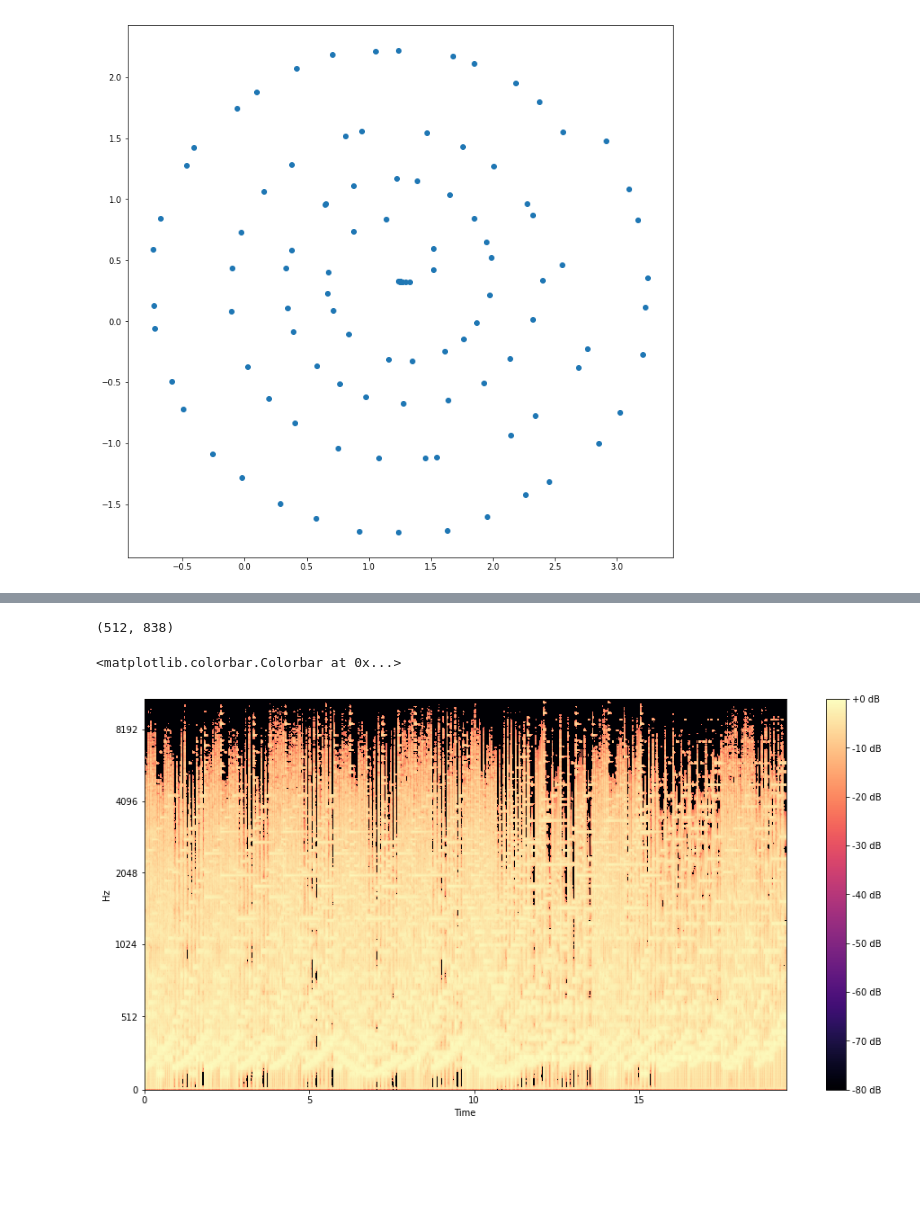
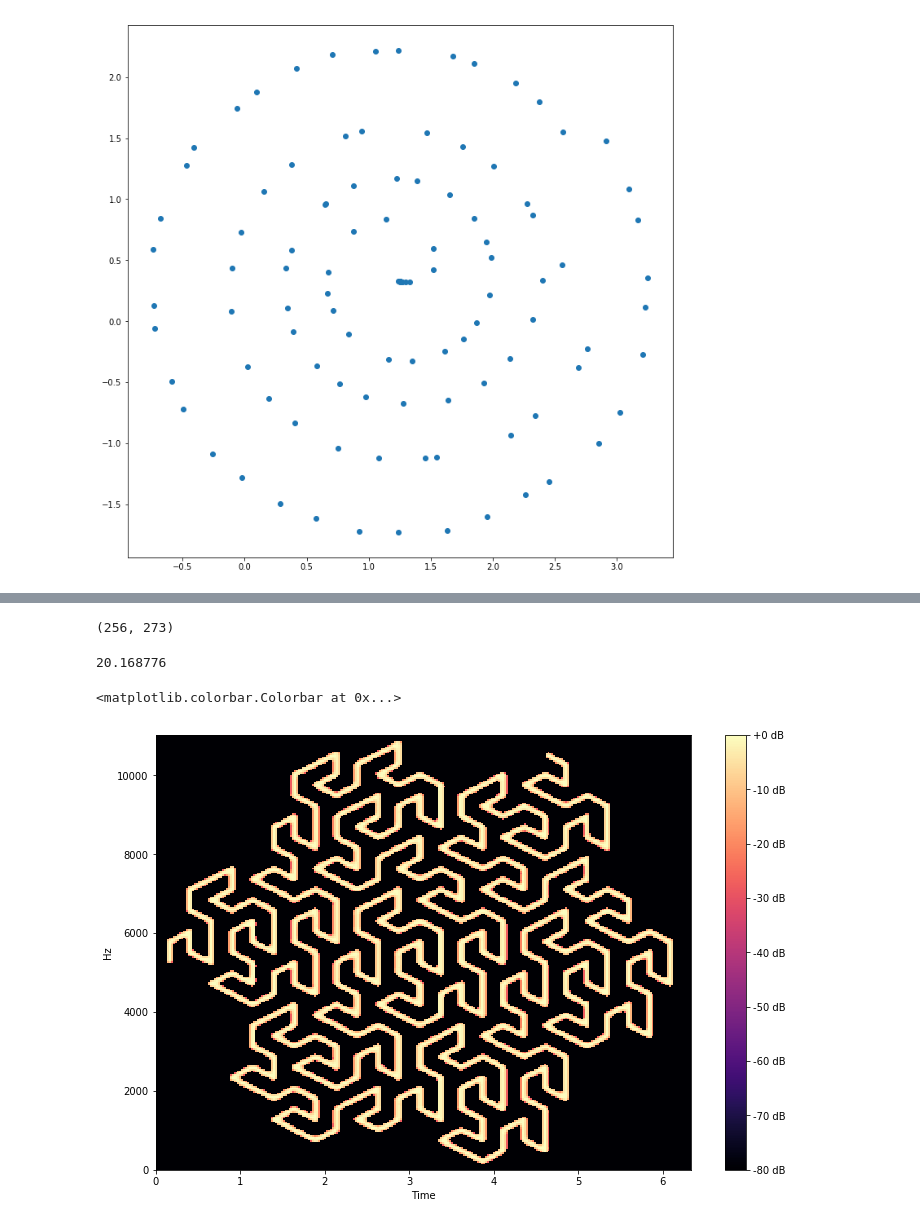
Before and after one commit to barrelchester/ml.music-modeling, a Jupyter notebook: dev/embed_audio.ipynb, the cells around one changed output, grey strips where cells are left out. Saved outputs shown, nothing was run; the diff lists cells and outputs as text; code cells hidden in the pictures; blank space fills up the shorter version.

```diff
--- a/dev/embed_audio.ipynb
+++ b/dev/embed_audio.ipynb
@@ -227,0 +569,3 @@ x.shape, sr #6935040 = 5min14s, 13386816=10m7s
+# %%
+x, sr = librosa.load('Beethoven_Sonata_No_8_.mp3')
+x.shape, sr
@@ -227,0 +1077,15 @@ x.shape, sr #6935040 = 5min14s, 13386816=10m7s
+# %%
+sample_path = '%s/Beethoven_Sonata_No_8_.mp3' % mp3com_path
+#sample_path = '%s/Non_Sequitur_I.mp3' % mp3com_path
+#sample_path = '%s/Be_With_Me.mp3' % mp3com_path
+#sample_path = '%s/Beautiful_Sky.mp3' % mp3com_pathw
+#sample_path = '%s/pink_noise.mp3' % data_path
+#sample_path = '%s/BEINGS_FROM_A_STRANGE_.mp3' % mp3com_path #synth techno
+#sample_path = '%s/Believe (4).mp3' % mp3com_path #synth techno
+#sample_path = '%s/Best_Friend.mp3' % mp3com_path #what the?
+#sample_path = '%s/Better_Life.mp3' % mp3com_path #lo fi rock
+#sample_path = '%s/Im_a_Male.mp3' % mp3com_path #lounge
+#sample_path = '%s/Noise_Not_War.mp3' % mp3com_path #crust
+#sample_path = '%s/spanky_take_nothing.mp3' % mp3com_path #talking
+#sample_path = '%s/The_Fisherman.mp3' % mp3com_path #electronic
+#sample_path = '%s/Waiting_for_ya.mp3' % mp3com_path
@@ -420,10 +1308,9 @@ plt.show()
 from PIL import Image
 # %%
-im_name = 'melspec2.png'
-im = Image.open("images/%s" % im_name).convert('L')
-im_arr = np.array(im, dtype=np.float64) #/ 255.0
+im = Image.open("images/gosper.png").convert('L')
+im_arr = np.array(im, dtype=np.float32)  #/ 255.0
 im_arr = np.flipud(im_arr)
 
 im_arr.shape
 # %% [output]
-(512, 838)
+(256, 273)
@@ -429,0 +1319,4 @@ im_arr.shape
+# %%
+combine.mean()
+# %% [output]
+20.168776
@@ -430,12 +1325,12 @@ im_arr.shape
 # %%
-fig, ax = plt.subplots(figsize=(16,8))
-im_arr_db = librosa.power_to_db(im_arr, ref=np.max)
+fig, ax = plt.subplots(figsize=(12,8))
+im_arr_db = librosa.amplitude_to_db(im_arr, ref=np.max)
 #im_arr_db = librosa.amplitude_to_db(np.clip(im_arr - 0.01, 0.0, 1.0), ref=np.max)
-img = librosa.display.specshow(im_arr_db, x_axis='time', y_axis='mel', ax=ax)
+img = librosa.display.specshow(im_arr_db, x_axis='time', y_axis='linear', ax=ax)
 fig.colorbar(img, ax=ax, format="%+2.f dB")
 # %% [output]
 <matplotlib.colorbar.Colorbar at 0x...>
-[figure, old version]
+[figure, new version]
 # %%
 n_fft=2048
 n_iter=32
```
Also changed, not shown: parts of 106 cells of this notebook, 3 other files.
